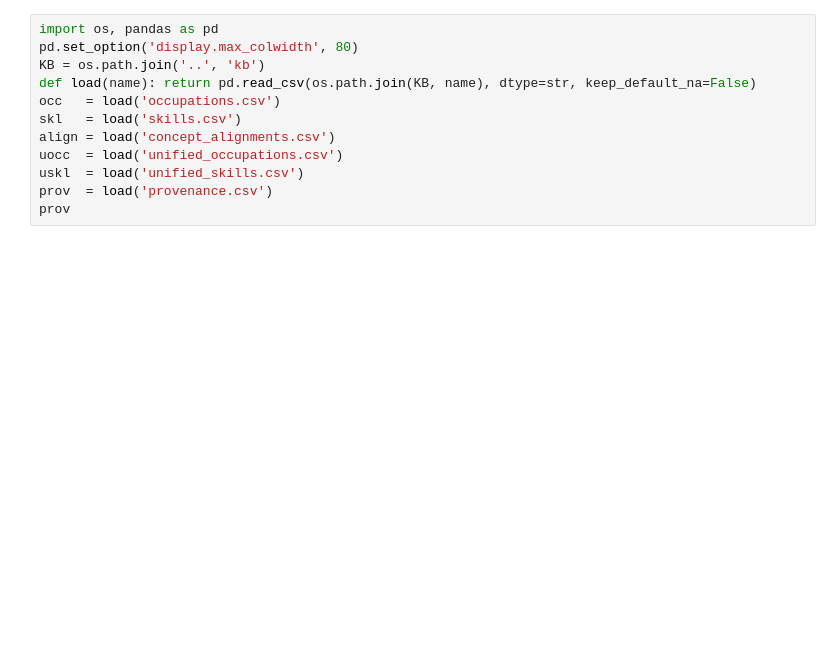
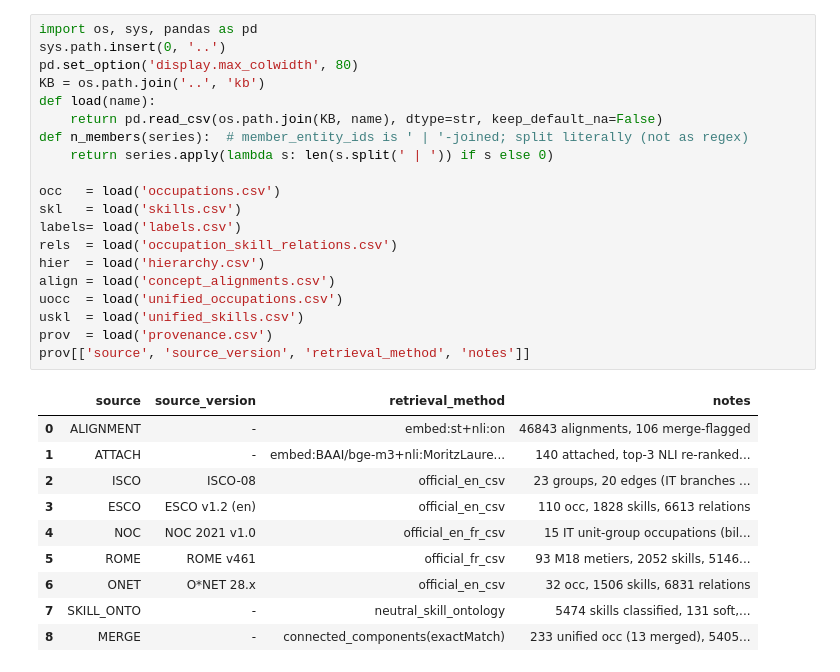
Before and after one commit to YoussefDhb/JobKB, a Jupyter notebook: notebooks/inspect.ipynb, the cells around one changed output. Cells and saved outputs as stored; diff of their text form; blank space fills up the shorter version.

```diff
--- a/notebooks/inspect.ipynb
+++ b/notebooks/inspect.ipynb
@@ -4,12 +12,31 @@ Quick spot-checks over the `kb/` outputs of `run_pipeline.py`.
 # %%
-import os, pandas as pd
+import os, sys, pandas as pd
+sys.path.insert(0, '..')
 pd.set_option('display.max_colwidth', 80)
 KB = os.path.join('..', 'kb')
-def load(name): return pd.read_csv(os.path.join(KB, name), dtype=str, keep_default_na=False)
+def load(name):
+    return pd.read_csv(os.path.join(KB, name), dtype=str, keep_default_na=False)
+def n_members(series):  # member_entity_ids is ' | '-joined; split literally (not as regex)
+    return series.apply(lambda s: len(s.split(' | ')) if s else 0)
+
 occ   = load('occupations.csv')
 skl   = load('skills.csv')
+labels= load('labels.csv')
+rels  = load('occupation_skill_relations.csv')
+hier  = load('hierarchy.csv')
 align = load('concept_alignments.csv')
 uocc  = load('unified_occupations.csv')
 uskl  = load('unified_skills.csv')
 prov  = load('provenance.csv')
-prov
+prov[['source', 'source_version', 'retrieval_method', 'notes']]
+# %% [output]
+|  | source | source_version | retrieval_method | notes |
+| 0 | ALIGNMENT | - | embed:st+nli:on | 46843 alignments, 106 merge-flagged |
+| 1 | ATTACH | - | embed:BAAI/bge-m3+nli:MoritzLaure... | 140 attached, top-3 NLI re-ranked... |
+| 2 | ISCO | ISCO-08 | official_en_csv | 23 groups, 20 edges (IT branches ... |
+| 3 | ESCO | ESCO v1.2 (en) | official_en_csv | 110 occ, 1828 skills, 6613 relations |
+| 4 | NOC | NOC 2021 v1.0 | official_en_fr_csv | 15 IT unit-group occupations (bil... |
+| 5 | ROME | ROME v461 | official_fr_csv | 93 M18 metiers, 2052 skills, 5146... |
+| 6 | ONET | O*NET 28.x | official_en_csv | 32 occ, 1506 skills, 6831 relations |
+| 7 | SKILL_ONTO | - | neutral_skill_ontology | 5474 skills classified, 131 soft,... |
+| 8 | MERGE | - | connected_components(exactMatch) | 233 unified occ (13 merged), 5405... |
```
Also changed, not shown: parts of 19 cells of this notebook, 19 other files.
